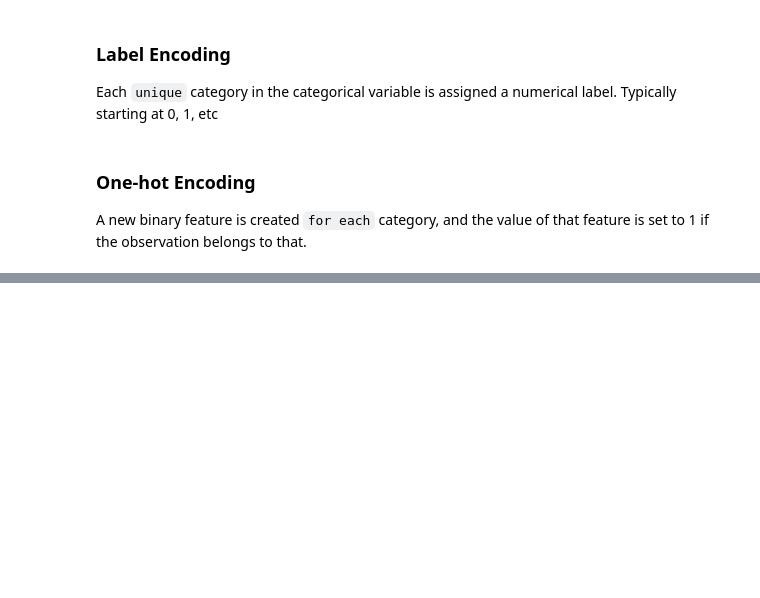
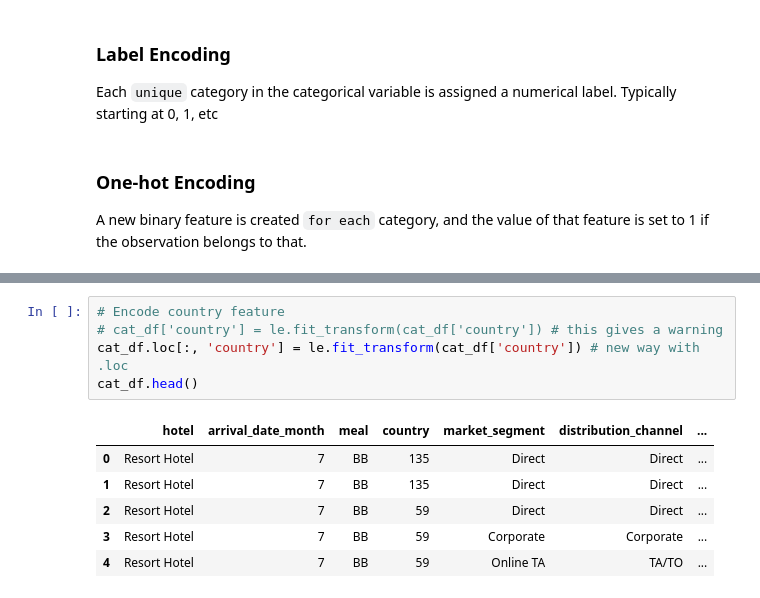
Before and after one commit to CS4580/my-notes-JulianArchuleta, a Jupyter notebook: module4/correlation_analysis.ipynb, the cells around one changed output, grey strips where cells are left out. Cells and saved outputs as stored; diff of their text form; blank space fills up the shorter version.

```diff
--- a/module4/correlation_analysis.ipynb
+++ b/module4/correlation_analysis.ipynb
@@ -48,0 +132,12 @@ A new binary feature is created `for each` category, and the value of that featu
+# %%
+# Encode country feature
+# cat_df['country'] = le.fit_transform(cat_df['country']) # this gives a warning
+cat_df.loc[:, 'country'] = le.fit_transform(cat_df['country']) # new way with .loc
+cat_df.head()
+# %% [output]
+|  | hotel | arrival_date_month | meal | country | market_segment | distribution_channel | ... |
+| 0 | Resort Hotel | 7 | BB | 135 | Direct | Direct | ... |
+| 1 | Resort Hotel | 7 | BB | 135 | Direct | Direct | ... |
+| 2 | Resort Hotel | 7 | BB | 59 | Direct | Direct | ... |
+| 3 | Resort Hotel | 7 | BB | 59 | Corporate | Corporate | ... |
+| 4 | Resort Hotel | 7 | BB | 59 | Online TA | TA/TO | ... |
```
Also changed, not shown: parts of 13 cells of this notebook.
